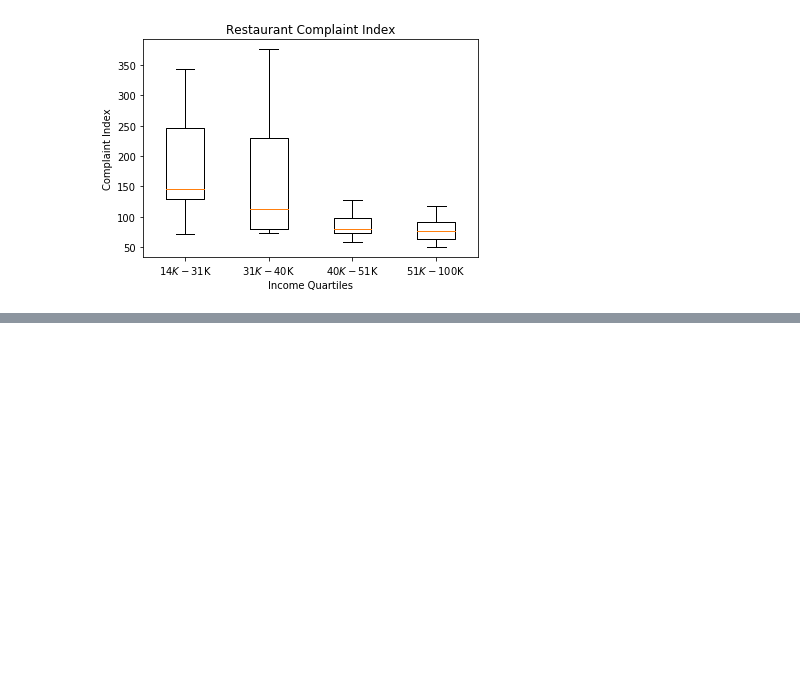
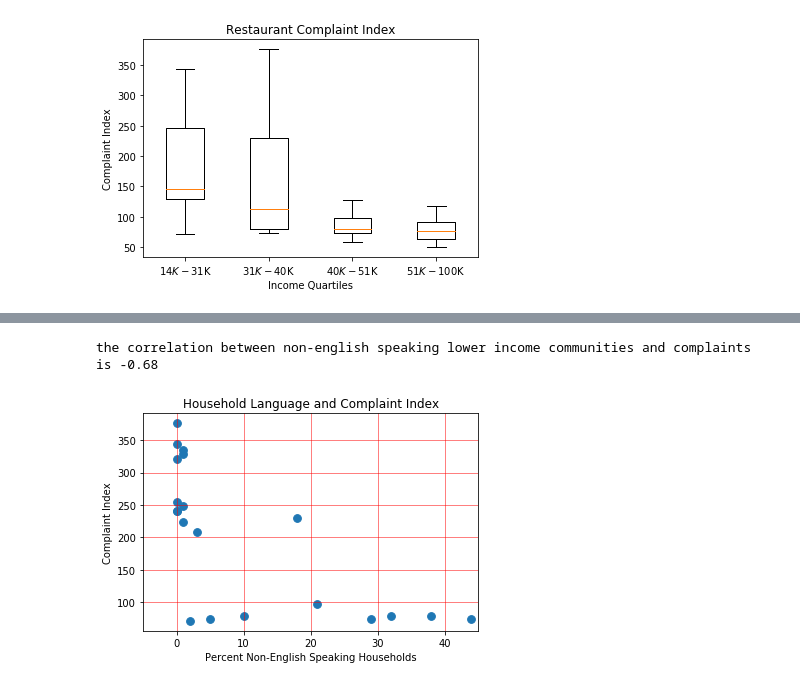
Before and after one commit to kynanl/K.I.K-Project-1, a Jupyter notebook: kynan_restaurant_complaints.ipynb, the cells around one changed output, grey strips where cells are left out. Saved outputs shown, nothing was run; the diff lists cells and outputs as text; code cells hidden in the pictures; blank space fills up the shorter version.

Commit message:
community language addition

```diff
--- a/kynan_restaurant_complaints.ipynb
+++ b/kynan_restaurant_complaints.ipynb
@@ -418,6 +419,31 @@ fig.add_layer(marker_layer)
 fig
 # %% [output]
 [interactive output not drawn]
+# %%
+#look at relationship between lanugage and complaints by importing census data
+lan_path = "census_language.csv"
+lan_request = pd.read_csv(lan_path)
+
+lan_demo = pd.merge(fourth, lan_request, on = "Zip")
+lan_demo.head()
+language = lan_demo["Non English Speaking %"].astype(float) * 100
+index = lan_demo["Complaint Index"]
+
+#create a scatter plot and calcualte correlation
+lan_factor_cor= st.pearsonr(language, index)
+print(f'the correlation between non-english speaking lower income communities and complaints is {round(lan_factor_cor[0],2)}')
+plt.scatter(language, index, marker = "o", s = 60)
+plt.xlabel("Percent Non-English Speaking Households")
+plt.ylabel("Complaint Index")
+plt.title("Household Language and Complaint Index")
+plt.xlim(-5, 45, 5)
+ax.minorticks_on()
+plt.grid(which='major', linestyle='-', linewidth='0.5', color='red')
+plt.grid(which='minor', linestyle=':', linewidth='0.5', color='black')
+plt.savefig("Language vs. Complaints.png")
+# %% [output]
+the correlation between non-english speaking lower income communities and complaints is -0.68
+[figure, added]
 # %%
 # Kynan Sort Data to look at restaurnt types
 ho = fourth["Complaint Index"] < 200
```
Also changed, not shown: parts of 4 cells of this notebook, 1 other file.
